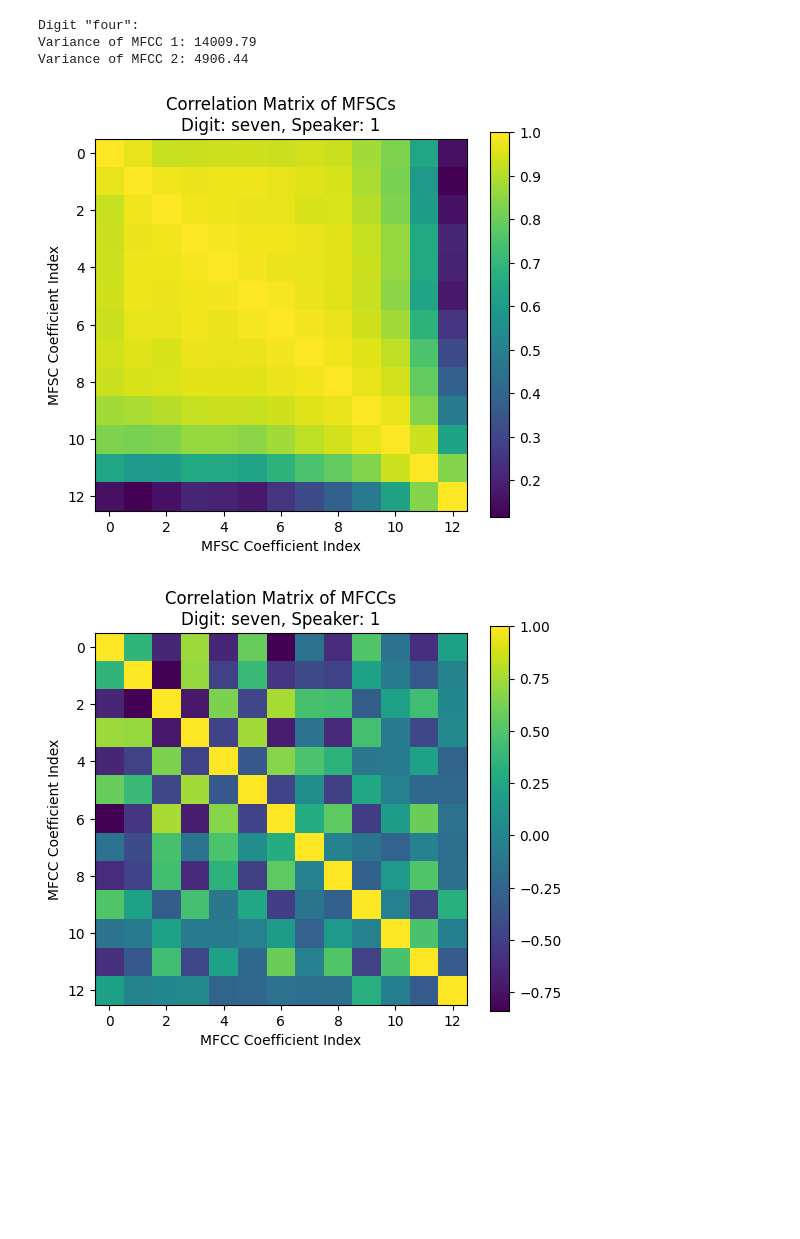
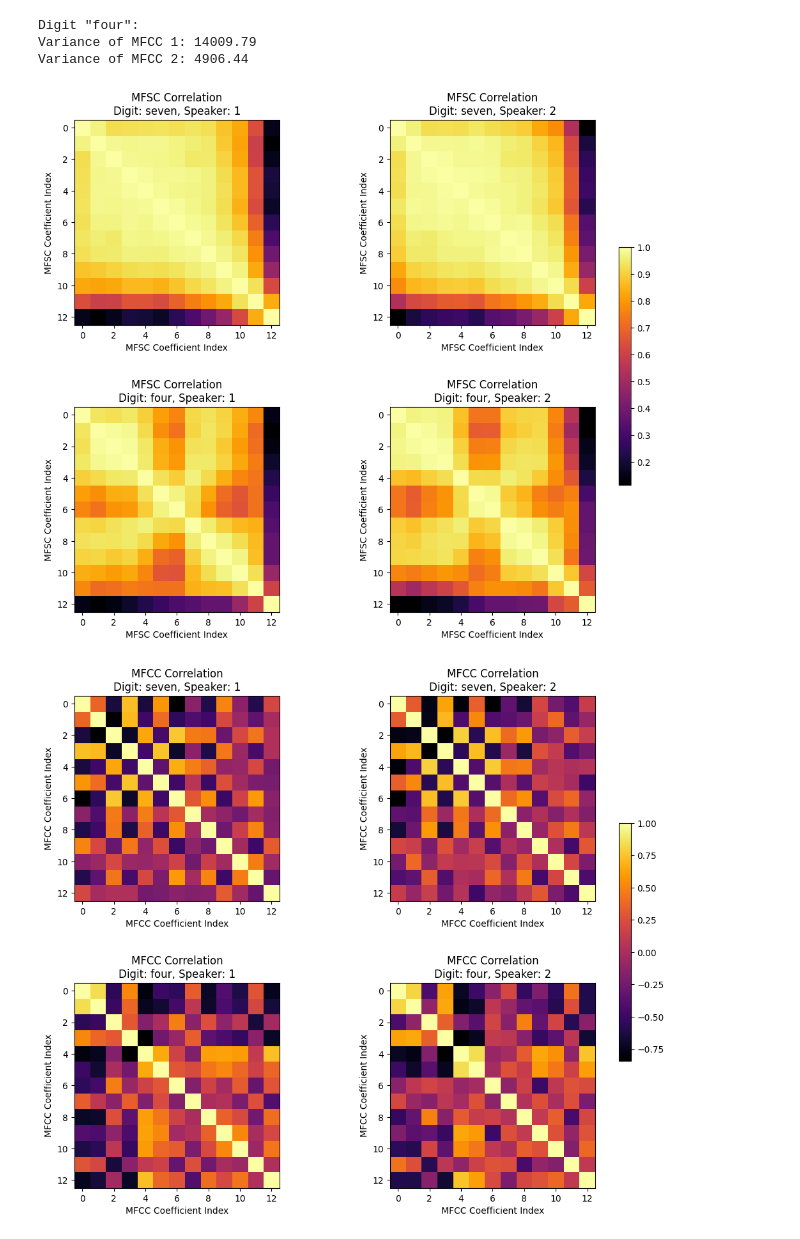
Before and after one commit to panos-span/voice_rnn_hmm, a Jupyter notebook: steps.ipynb, the cells around one changed output. Drawn from its saved outputs; the diff is of its cells as text; code cells hidden in the pictures; blank space fills up the shorter version.

```diff
--- a/steps.ipynb
+++ b/steps.ipynb
@@ -148,48 +152,77 @@ def process_utterance(wav):
         sr=16000,
         n_fft=int(0.025 * 16000),    # 25 ms window
         hop_length=int(0.010 * 16000), # 10 ms hop
         n_mels=13
     )
     log_S = librosa.power_to_db(S)
 
     # Compute MFCCs from the log Mel spectrogram
     mfcc = librosa.feature.mfcc(S=log_S, n_mfcc=13)
 
     return log_S, mfcc
 
-# Process each selected utterance
-for idx in selected_indices:
+
+# Define the number of utterances and the grid layout
+num_utterances = len(selected_indices)
+cols = 2  # Number of columns
+rows = (num_utterances + 1) // cols  # Calculate rows based on number of utterances
+
+# Initialize figures for MFSCs and MFCCs
+fig_mfsc, axes_mfsc = plt.subplots(rows, cols, figsize=(12, 5 * rows))
+fig_mfcc, axes_mfcc = plt.subplots(rows, cols, figsize=(12, 5 * rows))
+
+# Flatten axes for easy indexing
+axes_mfsc = axes_mfsc.flatten()
+axes_mfcc = axes_mfcc.flatten()
+
+# Loop over each selected utterance
+for i, idx in enumerate(selected_indices):
     if idx is not None:
         wav = wavs[idx]
         digit = digit_labels[idx]
         speaker = speakers[idx]
 
         # Extract MFSCs and MFCCs
         mfsc, mfcc = process_utterance(wav)
 
         # Compute correlation matrices
         corr_mfsc = np.corrcoef(mfsc)
         corr_mfcc = np.corrcoef(mfcc)
 
         # Plot correlation matrix for MFSCs
-        plt.figure(figsize=(6, 5))
-        plt.imshow(corr_mfsc, cmap='viridis', interpolation='nearest')
-        plt.title(f'Correlation Matrix of MFSCs\nDigit: {digit}, Speaker: {speaker}')
-        plt.colorbar()
-        plt.xlabel('MFSC Coefficient Index')
-        plt.ylabel('MFSC Coefficient Index')
-        plt.show()
+        ax_mfsc = axes_mfsc[i]
+        ax_mfsc.imshow(corr_mfsc, interpolation='nearest', cmap='inferno')
+        ax_mfsc.set_title(f'MFSC Correlation\nDigit: {digit}, Speaker: {speaker}')
+        ax_mfsc.set_xlabel('MFSC Coefficient Index')
+        ax_mfsc.set_ylabel('MFSC Coefficient Index')
 
         # Plot correlation matrix for MFCCs
-        plt.figure(figsize=(6, 5))
-        plt.imshow(corr_mfcc, cmap='viridis', interpolation='nearest')
-        plt.title(f'Correlation Matrix of MFCCs\nDigit: {digit}, Speaker: {speaker}')
-        plt.colorbar()
-        plt.xlabel('MFCC Coefficient Index')
-        plt.ylabel('MFCC Coefficient Index')
-        plt.show()
+        ax_mfcc = axes_mfcc[i]
+        ax_mfcc.imshow(corr_mfcc, cmap='inferno', interpolation='nearest')
+        ax_mfcc.set_title(f'MFCC Correlation\nDigit: {digit}, Speaker: {speaker}')
+        ax_mfcc.set_xlabel('MFCC Coefficient Index')
+        ax_mfcc.set_ylabel('MFCC Coefficient Index')
     else:
         print('Selected index not found.')
+
+# Hide any empty subplots
+for j in range(i + 1, len(axes_mfsc)):
+    axes_mfsc[j].axis('off')
+    axes_mfcc[j].axis('off')
+
+# Adjust layout for spacing between subplots
+fig_mfsc.subplots_adjust(hspace=0.4, wspace=0.3)  # Adjust vertical (hspace) and horizontal (wspace) spacing
+fig_mfcc.subplots_adjust(hspace=0.4, wspace=0.3)
+
+# Add colorbars and set figure titles
+fig_mfsc.colorbar(axes_mfsc[0].images[0], ax=axes_mfsc[:i + 1], orientation='vertical', fraction=0.02, pad=0.04)
+fig_mfcc.colorbar(axes_mfcc[0].images[0], ax=axes_mfcc[:i + 1], orientation='vertical', fraction=0.02, pad=0.04)
+
+# Save the combined figures
+fig_mfsc.savefig('images/corr_mfsc_combined.png')
+fig_mfcc.savefig('images/corr_mfcc_combined.png')
+
+plt.show()
 # %% [output]
-[figure, old version]
+[figure, new version]
-[figure, old version]
+[figure, new version]
```
Also changed, not shown: parts of 6 cells of this notebook, 8 other files.
